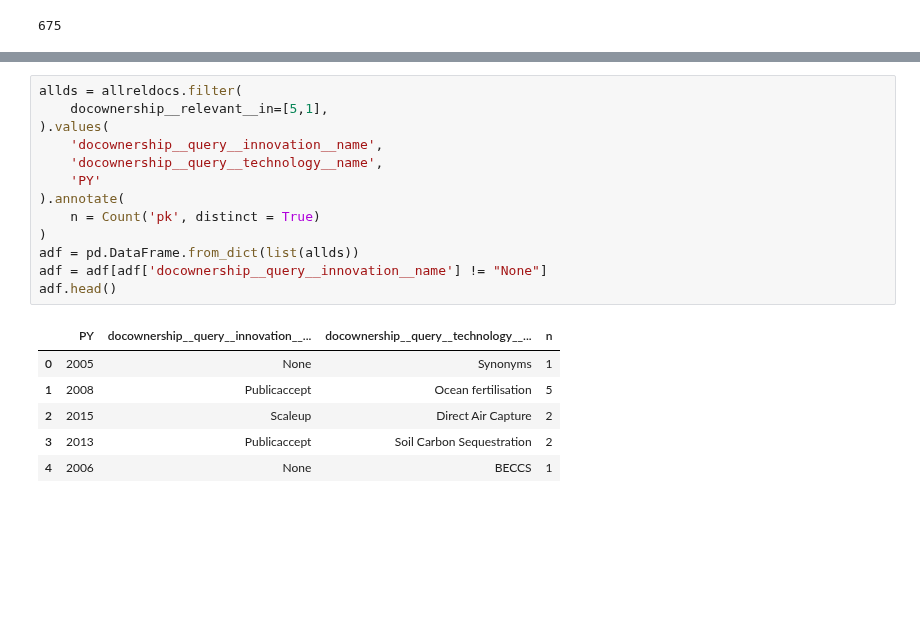
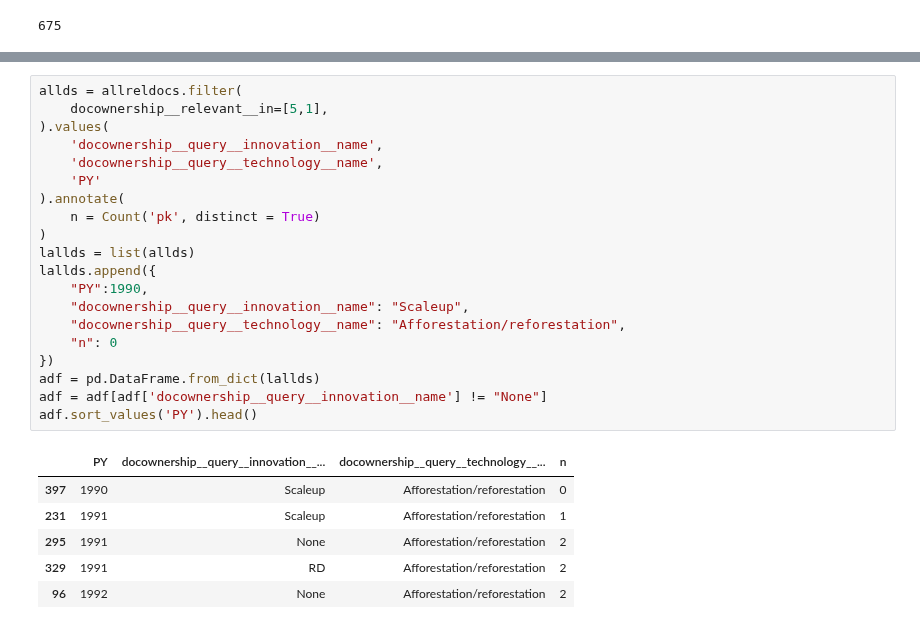
Before and after one commit to mcc-apsis/NETs-review, a Jupyter notebook: NETs graphs.ipynb, the cells around one changed output, grey strips where cells are left out. Cells and saved outputs as stored; diff of their text form; blank space fills up the shorter version.

```diff
--- a/NETs graphs.ipynb
+++ b/NETs graphs.ipynb
@@ -77,20 +202,27 @@ plt.show()
 # %%
 allds = allreldocs.filter(
     docownership__relevant__in=[5,1],
 ).values(
     'docownership__query__innovation__name',
     'docownership__query__technology__name',
     'PY'
 ).annotate(
     n = Count('pk', distinct = True)
 )
-adf = pd.DataFrame.from_dict(list(allds))
+lallds = list(allds)
+lallds.append({
+    "PY":1990,
+    "docownership__query__innovation__name": "Scaleup",
+    "docownership__query__technology__name": "Afforestation/reforestation",
+    "n": 0
+})
+adf = pd.DataFrame.from_dict(lallds)
 adf = adf[adf['docownership__query__innovation__name'] != "None"]
-adf.head()
+adf.sort_values('PY').head()
 # %% [output]
 |  | PY | docownership__query__innovation__... | docownership__query__technology__... | n |
-| 0 | 2005 | None | Synonyms | 1 |
-| 1 | 2008 | Publicaccept | Ocean fertilisation | 5 |
-| 2 | 2015 | Scaleup | Direct Air Capture | 2 |
-| 3 | 2013 | Publicaccept | Soil Carbon Sequestration | 2 |
-| 4 | 2006 | None | BECCS | 1 |
+| 397 | 1990 | Scaleup | Afforestation/reforestation | 0 |
+| 231 | 1991 | Scaleup | Afforestation/reforestation | 1 |
+| 295 | 1991 | None | Afforestation/reforestation | 2 |
+| 329 | 1991 | RD | Afforestation/reforestation | 2 |
+| 96 | 1992 | None | Afforestation/reforestation | 2 |
```
Also changed, not shown: parts of 11 cells of this notebook, 3 other files.
